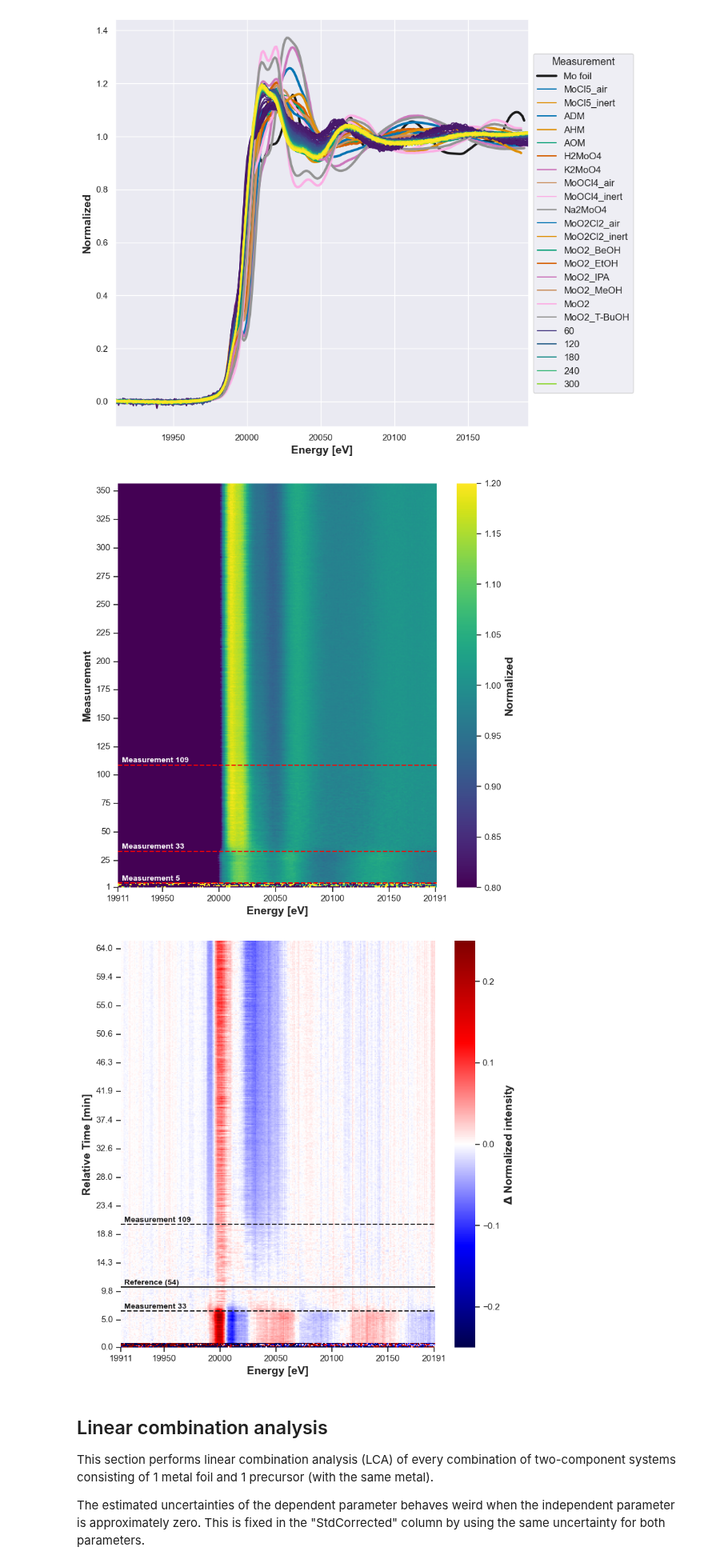
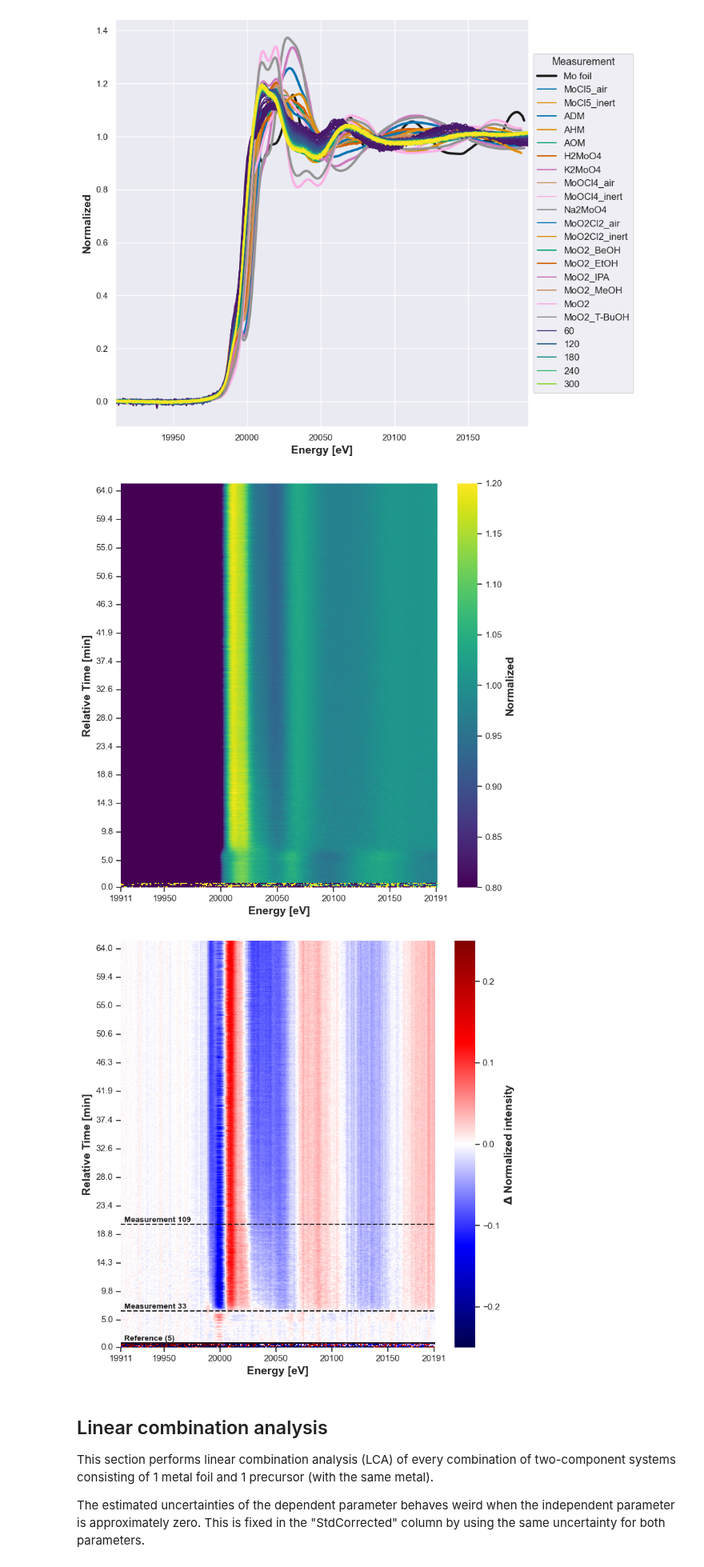
Before and after one commit to NanostructureUCPH/autoXAS, a Jupyter notebook: example_notebooks/BALDER_sep2022.ipynb, the cells around one changed output. Shown at 80% size. Cells and saved outputs as stored; diff of their text form; code cells hidden in the pictures.

```diff
--- a/example_notebooks/BALDER_sep2022.ipynb
+++ b/example_notebooks/BALDER_sep2022.ipynb
@@ -356,29 +356,29 @@ plot_data(
 plot_insitu_waterfall(
     df_data,
     experiment='MoO2_BeOH_150_3',
-    lines=[5,33,109],
+    # lines=[5,33,109],
     vmin=0.8,
     vmax=1.2,
-    y_axis='Measurement',
+    y_axis='Relative Time',
     time_unit='m',
     interactive=interactive,
 )
 # %% [output]
-[figure, old version]
+[figure, new version]
 # %%
 plot_insitu_change(
     df_data,
     experiment='MoO2_BeOH_150_3',
-    reference_measurement=54,
+    reference_measurement=5,
     lines=[33,109],
     vmin=-0.25,
     vmax=0.25,
     y_axis='Relative Time',
     time_unit='m',
     interactive=interactive,
 )
 # %% [output]
-[figure, old version]
+[figure, new version]
 # %% [markdown]
 ## Linear combination analysis
 This section performs linear combination analysis (LCA) of every combination of two-component systems consisting of 1 metal foil and 1 precursor (with the same metal).
```
Also changed, not shown: parts of 5 cells of this notebook, 2 other files.
